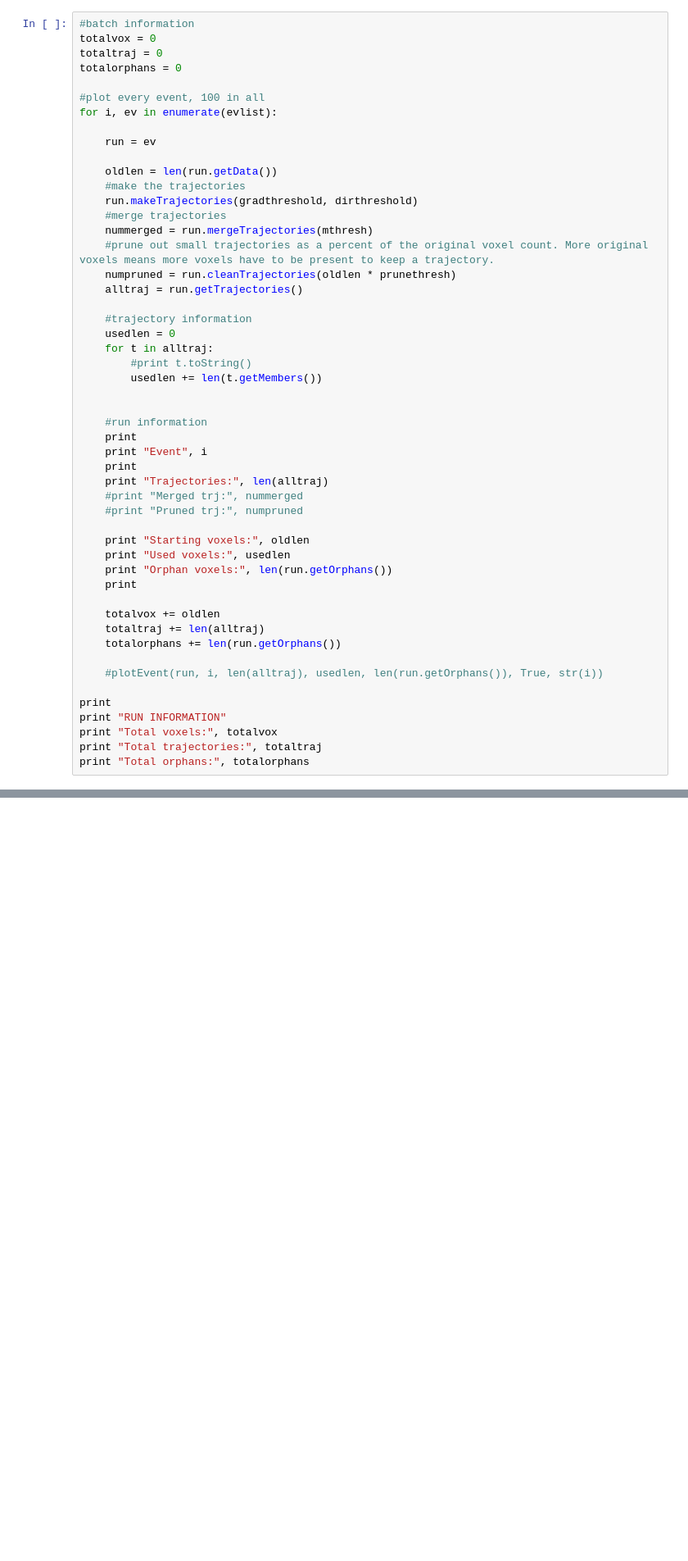
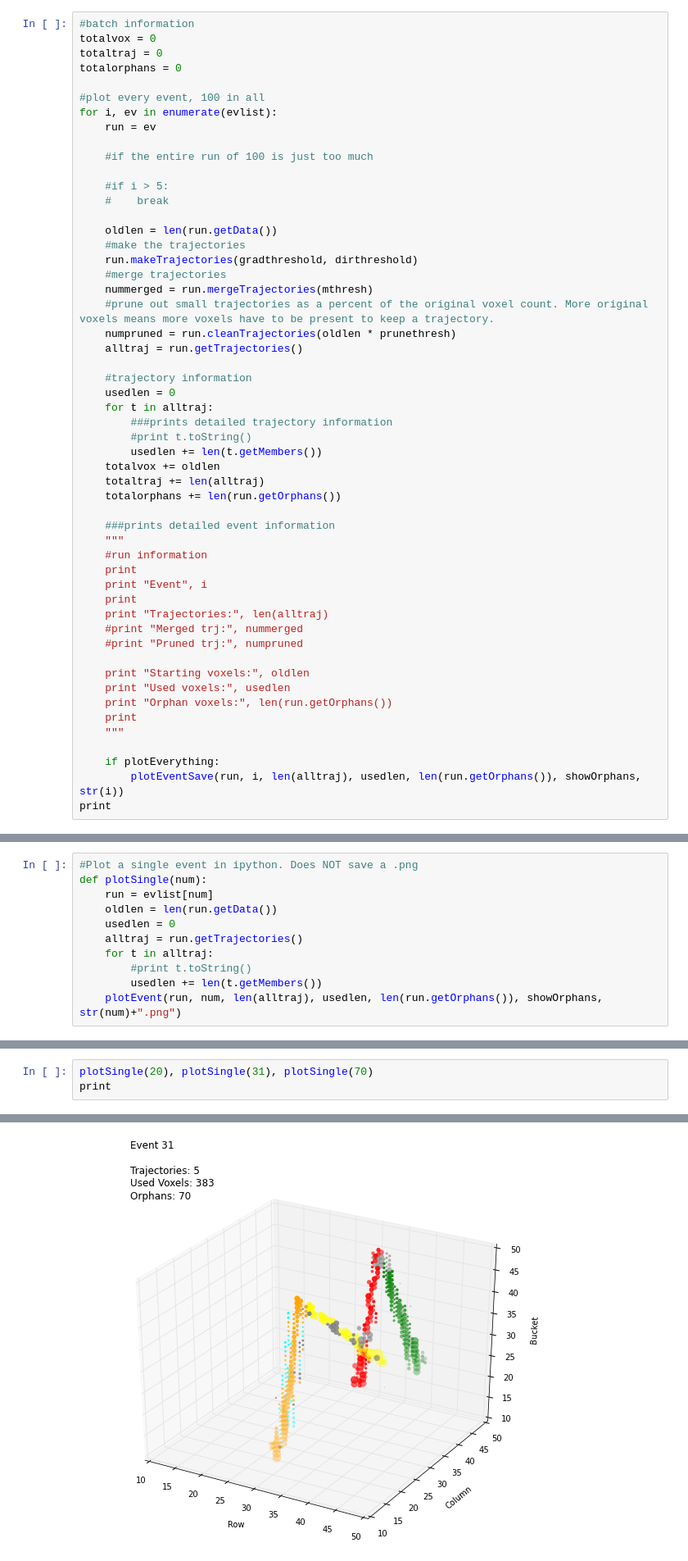
Before and after one commit to jvanatta/particle-tracks, a Jupyter notebook: project/3dtracks.ipynb, the cells around one changed output, grey strips where cells are left out. Shown: that part at 82% size. Drawn from its saved outputs; the diff is of its cells as text; blank space fills up the shorter version.

```diff
--- a/project/3dtracks.ipynb
+++ b/project/3dtracks.ipynb
@@ -507,8 +655,12 @@ totalorphans = 0
 
 #plot every event, 100 in all
 for i, ev in enumerate(evlist):
+    run = ev
 
-    run = ev
+    #if the entire run of 100 is just too much
+
+    #if i > 5:
+    #    break
 
     oldlen = len(run.getData())
     #make the trajectories
@@ -522,10 +674,15 @@ for i, ev in enumerate(evlist):
     #trajectory information
     usedlen = 0
     for t in alltraj:
+        ###prints detailed trajectory information
         #print t.toString()
         usedlen += len(t.getMembers())
+    totalvox += oldlen
+    totaltraj += len(alltraj)
+    totalorphans += len(run.getOrphans())
 
-
+    ###prints detailed event information
+    """
     #run information
     print
     print "Event", i
@@ -538,15 +695,8 @@ for i, ev in enumerate(evlist):
     print "Used voxels:", usedlen
     print "Orphan voxels:", len(run.getOrphans())
     print
+    """
 
-    totalvox += oldlen
-    totaltraj += len(alltraj)
-    totalorphans += len(run.getOrphans())
-
-    #plotEvent(run, i, len(alltraj), usedlen, len(run.getOrphans()), True, str(i))
-
+    if plotEverything:
+        plotEventSave(run, i, len(alltraj), usedlen, len(run.getOrphans()), showOrphans, str(i))
 print
-print "RUN INFORMATION"
-print "Total voxels:", totalvox
-print "Total trajectories:", totaltraj
-print "Total orphans:", totalorphans
@@ -627,0 +713,11 @@ Some sample events:
+# %%
+#Plot a single event in ipython. Does NOT save a .png
+def plotSingle(num):
+    run = evlist[num]
+    oldlen = len(run.getData())
+    usedlen = 0
+    alltraj = run.getTrajectories()
+    for t in alltraj:
+        #print t.toString()
+        usedlen += len(t.getMembers())
+    plotEvent(run, num, len(alltraj), usedlen, len(run.getOrphans()), showOrphans, str(num)+".png")
@@ -627,0 +728,4 @@ Some sample events:
+# %%
+plotSingle(20), plotSingle(31), plotSingle(70)
+print
+# %% [output]
@@ -627,0 +733 @@ Some sample events:
+[figure, added]
```
Also changed, not shown: parts of 38 cells of this notebook, 2 other files.
